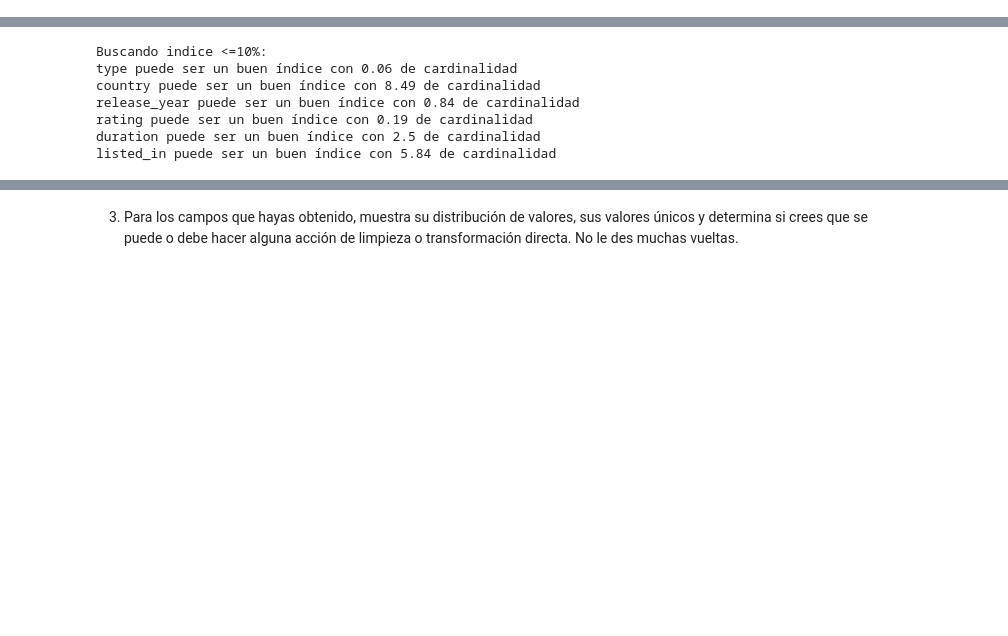
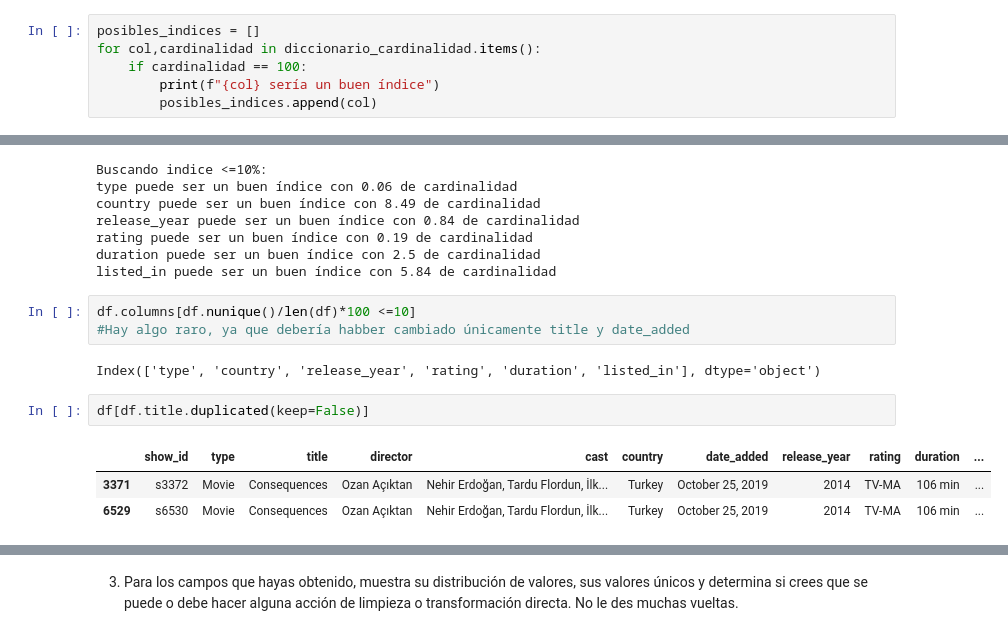
Before and after one commit to JBC2024/ONLINE_DS_THEBRIDGE_JBC, a Jupyter notebook: 03_Analisis_de_Datos/Sprint_05/Unidad_01/Practica_Obligatoria/18_Practica_Obligatoria_ETL.ipynb, the cells around one changed output, grey strips where cells are left out. Saved outputs shown, nothing was run; the diff lists cells and outputs as text; blank space fills up the shorter version.

```diff
--- a/03_Analisis_de_Datos/Sprint_05/Unidad_01/Practica_Obligatoria/18_Practica_Obligatoria_ETL.ipynb
+++ b/03_Analisis_de_Datos/Sprint_05/Unidad_01/Practica_Obligatoria/18_Practica_Obligatoria_ETL.ipynb
@@ -201,3 +202,9 @@ for cName in df_peliculas_clean.columns:
 Buscando indice 100%:
 show_id puede ser un buen índice con 100.0 de cardinalidad
 title puede ser un buen índice con 100.0 de cardinalidad
+# %%
+posibles_indices = []
+for col,cardinalidad in diccionario_cardinalidad.items():
+    if cardinalidad == 100:
+        print(f"{col} sería un buen índice")
+        posibles_indices.append(col)
@@ -271,3 +391,14 @@ release_year puede ser un buen índice con 0.84 de cardinalidad
 rating puede ser un buen índice con 0.19 de cardinalidad
 duration puede ser un buen índice con 2.5 de cardinalidad
 listed_in puede ser un buen índice con 5.84 de cardinalidad
+# %%
+df.columns[df.nunique()/len(df)*100 <=10]
+#Hay algo raro, ya que debería habber cambiado únicamente title y date_added
+# %% [output]
+Index(['type', 'country', 'release_year', 'rating', 'duration', 'listed_in'], dtype='object')
+# %%
+df[df.title.duplicated(keep=False)]
+# %% [output]
+|  | show_id | type | title | director | cast | country | date_added | release_year | rating | duration | ... |
+| 3371 | s3372 | Movie | Consequences | Ozan Açıktan | Nehir Erdoğan, Tardu Flordun, İlk... | Turkey | October 25, 2019 | 2014 | TV-MA | 106 min | ... |
+| 6529 | s6530 | Movie | Consequences | Ozan Açıktan | Nehir Erdoğan, Tardu Flordun, İlk... | Turkey | October 25, 2019 | 2014 | TV-MA | 106 min | ... |
```
Also changed, not shown: parts of 33 cells of this notebook.
